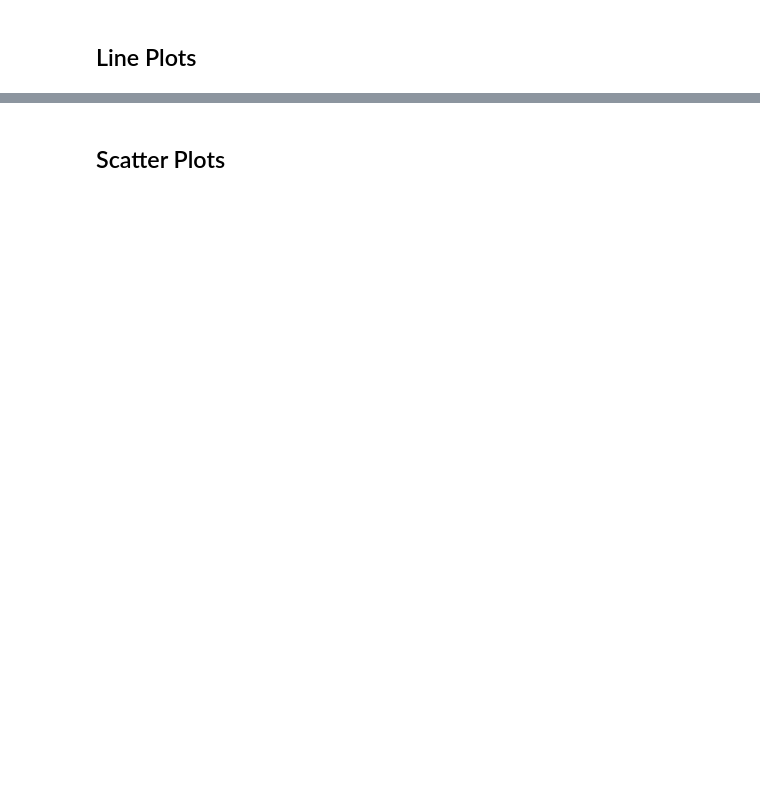
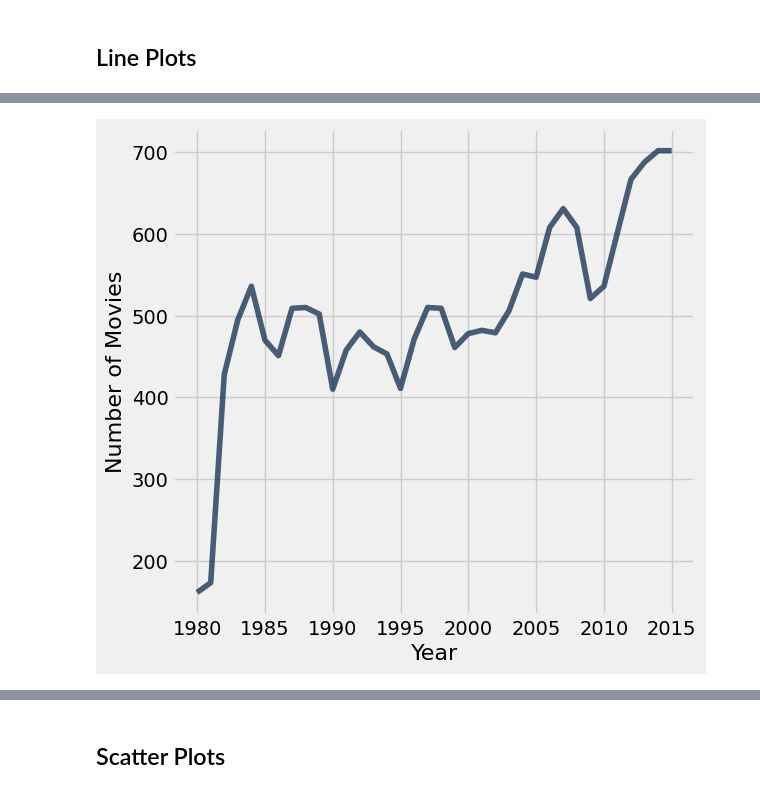
Before and after one commit to data-8/materials-su23, a Jupyter notebook: lec/lec05_empty.ipynb, the cells around one changed output, grey strips where cells are left out. Drawn from its saved outputs; the diff is of its cells as text; code cells hidden in the pictures; blank space fills up the shorter version.

```diff
--- a/lec/lec05_empty.ipynb
+++ b/lec/lec05_empty.ipynb
@@ -13,3 +26,5 @@ movies
 # %%
-movies.plot(..., ...)
+movies.plot('Year', 'Number of Movies')
+# %% [output]
+[figure, added]
 # %%
```
Also changed, not shown: parts of 13 cells of this notebook, 2 other files.
